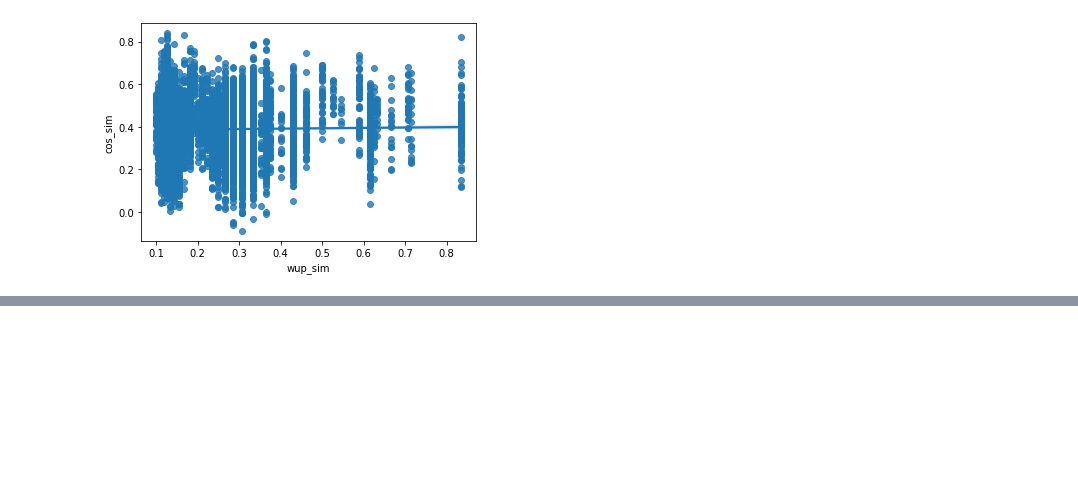
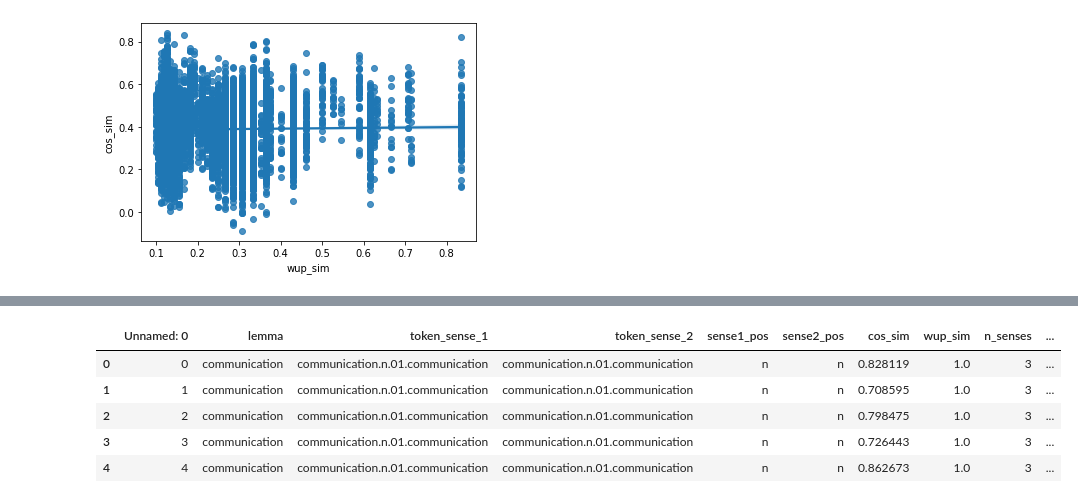
Before and after one commit to gchronis/features_in_context, a Jupyter notebook: notebooks/whole_semcor_analysis_mcrae_models_11_12_2021.ipynb, the cells around one changed output, grey strips where cells are left out. Drawn from its saved outputs; the diff is of its cells as text; code cells hidden in the pictures; blank space fills up the shorter version.

```diff
--- a/notebooks/whole_semcor_analysis_mcrae_models_11_12_2021.ipynb
+++ b/notebooks/whole_semcor_analysis_mcrae_models_11_12_2021.ipynb
@@ -1142,0 +1224,9 @@ plt.show()
+# %%
+df.head(5)
+# %% [output]
+|  | Unnamed: 0 | lemma | token_sense_1 | token_sense_2 | sense1_pos | sense2_pos | cos_sim | wup_sim | n_senses | ... |
+| 0 | 0 | communication | communication.n.01.communication | communication.n.01.communication | n | n | 0.828119 | 1.0 | 3 | ... |
+| 1 | 1 | communication | communication.n.01.communication | communication.n.01.communication | n | n | 0.708595 | 1.0 | 3 | ... |
+| 2 | 2 | communication | communication.n.01.communication | communication.n.01.communication | n | n | 0.798475 | 1.0 | 3 | ... |
+| 3 | 3 | communication | communication.n.01.communication | communication.n.01.communication | n | n | 0.726443 | 1.0 | 3 | ... |
+| 4 | 4 | communication | communication.n.01.communication | communication.n.01.communication | n | n | 0.862673 | 1.0 | 3 | ... |
```
Also changed, not shown: parts of 15 cells of this notebook, 2 other files.
